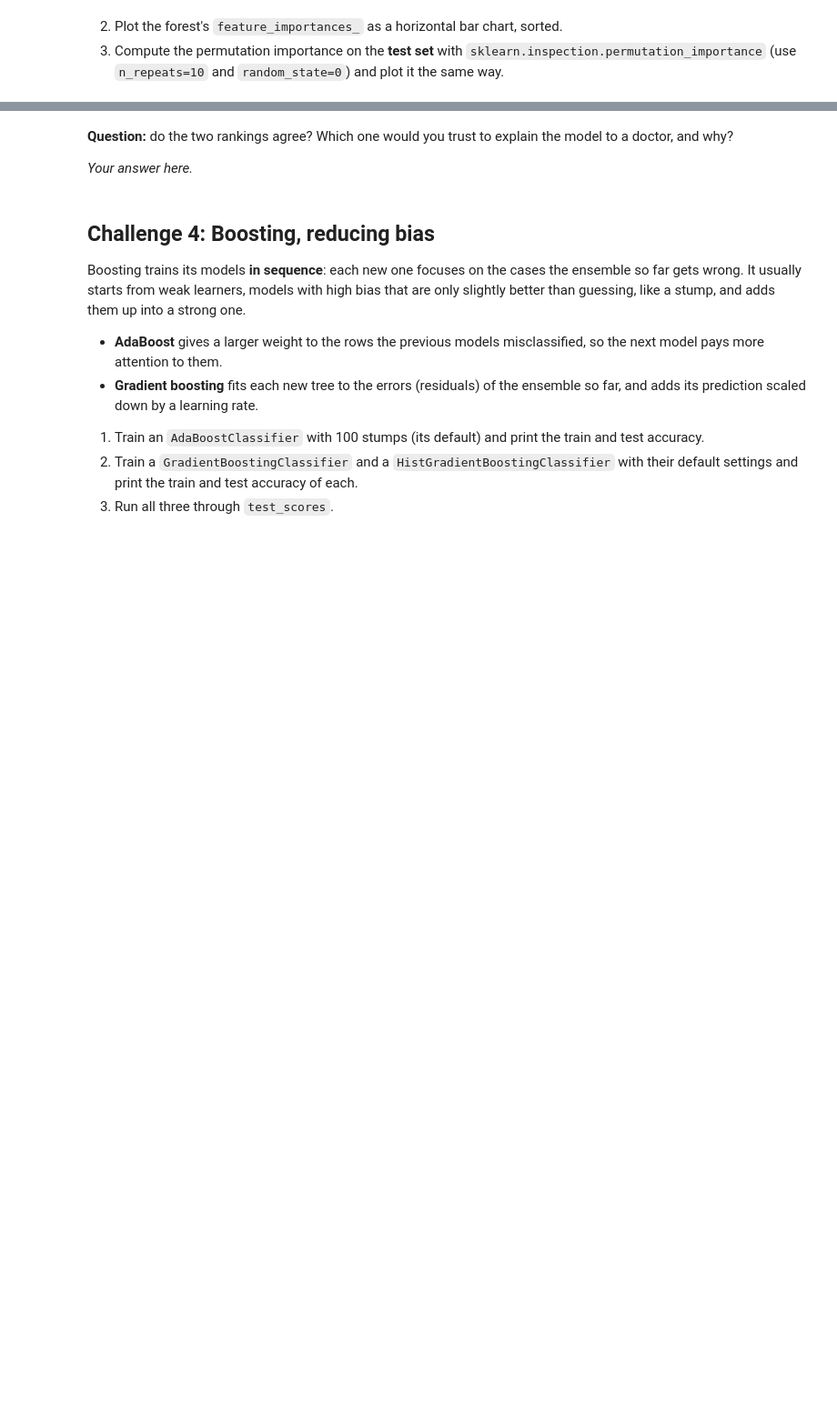
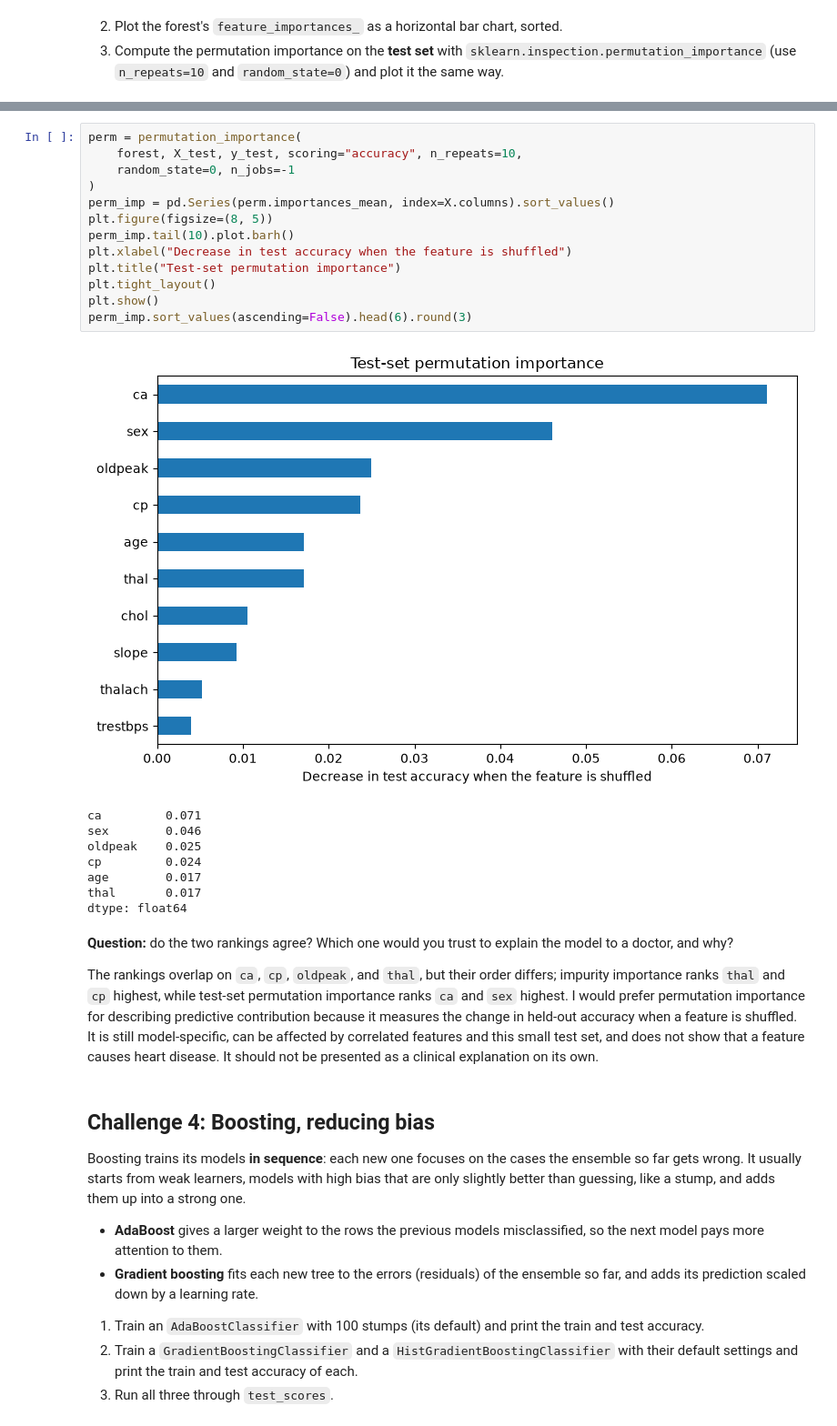
Before and after one commit to ironhack-labs/lab-ensembles, a Jupyter notebook: your-code/main.ipynb, the cells around one changed output, grey strips where cells are left out. Shown at 91% size. Drawn from its saved outputs; the diff is of its cells as text; blank space fills up the shorter version.

```diff
--- a/your-code/main.ipynb
+++ b/your-code/main.ipynb
@@ -99,7 +228,29 @@ from sklearn.inspection import permutation_importance
+# %%
+perm = permutation_importance(
+    forest, X_test, y_test, scoring="accuracy", n_repeats=10,
+    random_state=0, n_jobs=-1
+)
+perm_imp = pd.Series(perm.importances_mean, index=X.columns).sort_values()
+plt.figure(figsize=(8, 5))
+perm_imp.tail(10).plot.barh()
+plt.xlabel("Decrease in test accuracy when the feature is shuffled")
+plt.title("Test-set permutation importance")
+plt.tight_layout()
+plt.show()
+perm_imp.sort_values(ascending=False).head(6).round(3)
+# %% [output]
+[figure, added]
+ca         0.071
+sex        0.046
+oldpeak    0.025
+cp         0.024
+age        0.017
+thal       0.017
+dtype: float64
 # %% [markdown]
 **Question:** do the two rankings agree? Which one would you trust to explain the model to a doctor, and why?
 
-*Your answer here.*
+The rankings overlap on `ca`, `cp`, `oldpeak`, and `thal`, but their order differs; impurity importance ranks `thal` and `cp` highest, while test-set permutation importance ranks `ca` and `sex` highest. I would prefer permutation importance for describing predictive contribution because it measures the change in held-out accuracy when a feature is shuffled. It is still model-specific, can be affected by correlated features and this small test set, and does not show that a feature causes heart disease. It should not be presented as a clinical explanation on its own.
 # %% [markdown]
 ## Challenge 4: Boosting, reducing bias
 
```
Also changed, not shown: parts of 35 cells of this notebook.
